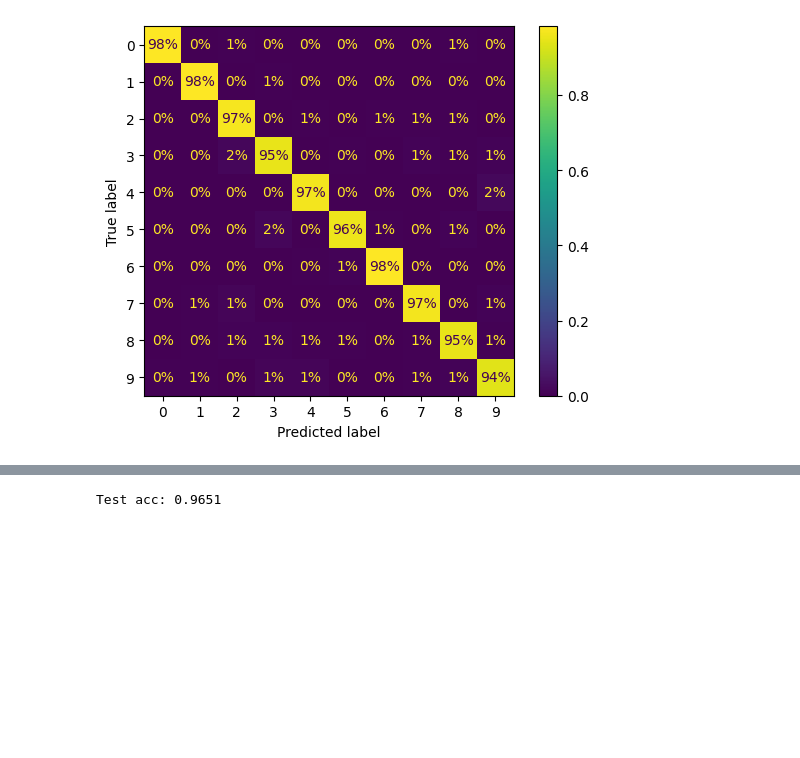
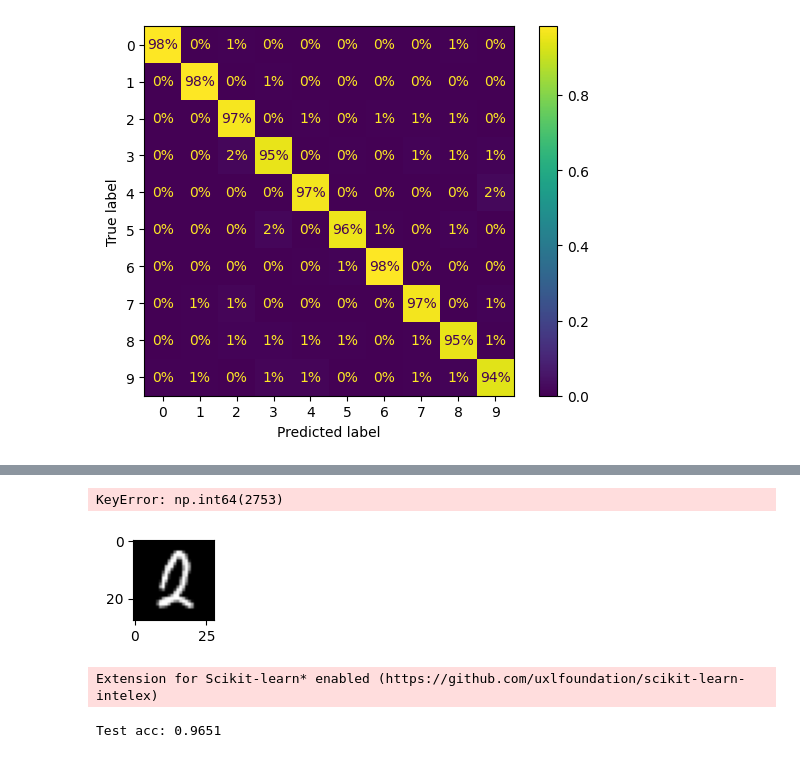
Before and after one commit to irnikesh/data-science, a Jupyter notebook: hands-on-machine-learning/exercises/03_classification.ipynb, the cells around one changed output, grey strips where cells are left out. Saved outputs shown, nothing was run; the diff lists cells and outputs as text; code cells hidden in the pictures; blank space fills up the shorter version.

```diff
--- a/hands-on-machine-learning/exercises/03_classification.ipynb
+++ b/hands-on-machine-learning/exercises/03_classification.ipynb
@@ -92,9 +92,12 @@ dtypes: int64(784)
 memory usage: 359.3 MB
 # %%
 import numpy as np
-# speed up:
+# speed up: quantization
 # Cut memory and speed up math
 X_train = X_train.astype(np.int32)   # downcast
+y_train = y_train.astype(np.int32)
+X_test = X_test.astype(np.int32)
+y_test = y_test.astype(np.int32)
 # %%
 X_train.info()
 # %% [output]
@@ -197,7 +200,7 @@ Test acc: 0.9651
 # Confusion matrix
 import matplotlib.pyplot as plt
 from sklearn.metrics import ConfusionMatrixDisplay
-y_pred = hrs.predict(X_test)
+y_pred = hrs.best_estimator_.predict(X_test)
 
 ConfusionMatrixDisplay.from_predictions(y_test, y_pred, normalize="true", values_format=".0%")
 plt.show()
@@ -212,3 +209,43 @@ Extension for Scikit-learn* enabled (https://github.com/uxlfoundation/scikit-lea
+# %%
+# show samples the model gets wrong:
+import numpy as np
+
+pick = np.random.choice(np.where(y_pred != y_test.to_numpy())[0], 16, replace=False)
+
+for i, idx in enumerate(pick, 1):
+    img = X_test.iloc[idx].to_numpy().reshape(28,28)
+    plt.subplot(4,4,i)
+    plt.imshow(img, cmap="gray")
+    # plt.title(f"p:{y_pred[idx]} / t:{y_test[idx]}")
+    plt.title(f"{y_test[idx]}")
+    # plt.axis("off")
+
+plt.tight_layout()
+plt.show()
+# %% [output]
+KeyError: np.int64(2753)
+[figure, added]
+# %%
+import numpy as np
+
+mis_idx = np.where(y_pred != y_test)[0]
+mis_idx = np.random.choice(mis_idx, size=16, replace=False)
+
+plt.figure(figsize=(8,8))
+for i, idx in enumerate(mis_idx, 1):
+    img = X_test[idx].reshape(28,28)
+    plt.subplot(4,4,i)
+    plt.imshow(img, cmap="gray")
+    plt.title(f"p:{y_pred[idx]} / t:{y_test[idx]}")
+    plt.axis("off")
+
+plt.tight_layout()
+plt.show()
+# Intel patch to speedup collab
+!pip -q install scikit-learn-intelex
+from sklearnex import patch_sklearn; patch_sklearn()
+# %% [output]
+Extension for Scikit-learn* enabled (https://github.com/uxlfoundation/scikit-learn-intelex)
 # %%
 best_rf = hrs.best_estimator_
 print("Test acc:", best_rf.score(X_test, y_test))
```
Also changed, not shown: parts of 1 cell of this notebook.
